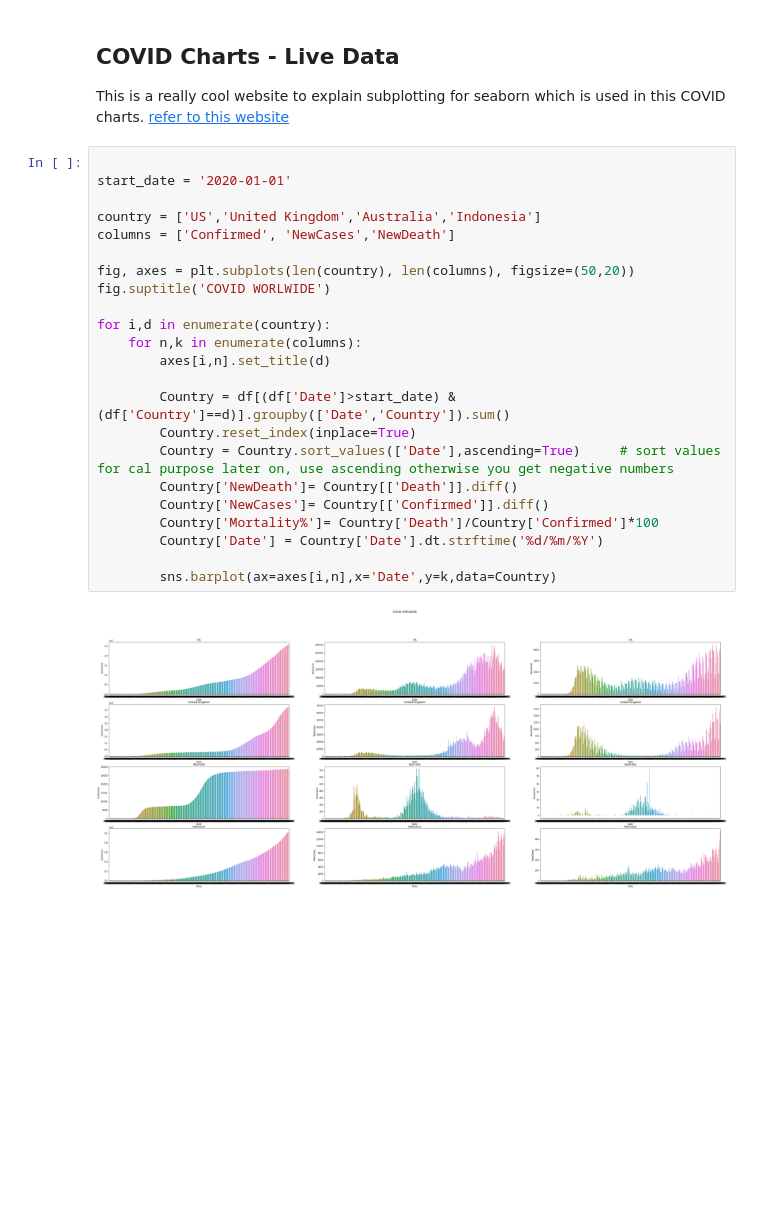
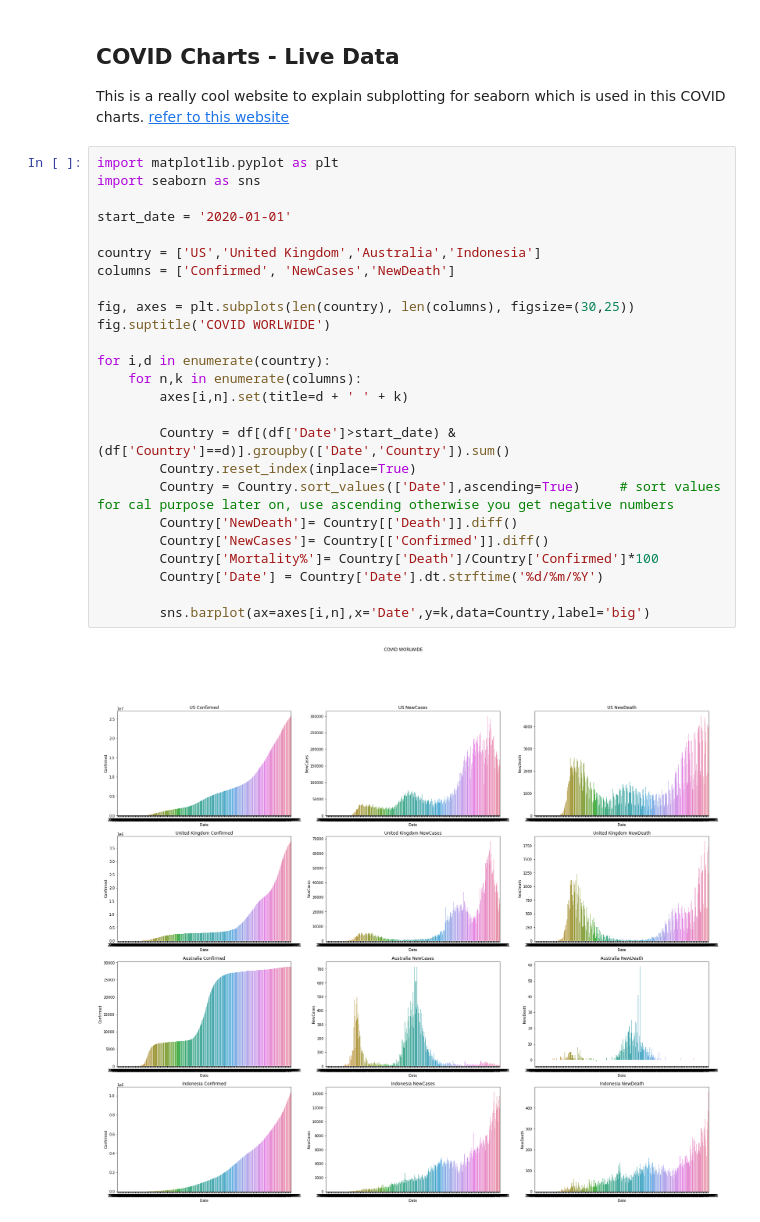
Before and after one commit to RonnyCh/mydsbook, a Jupyter notebook: myBook.ipynb, the cells around one changed output. Cells and saved outputs as stored; diff of their text form; blank space fills up the shorter version.

```diff
--- a/myBook.ipynb
+++ b/myBook.ipynb
@@ -2068,27 +2068,29 @@ df['Date'] = pd.to_datetime(df['Date'])
 
 This is a really cool website to explain subplotting for seaborn which is used in this COVID charts. [refer to this website](https://dev.to/thalesbruno/subplotting-with-matplotlib-and-seaborn-5ei8) <a id='COVID'></a>
 # %%
+import matplotlib.pyplot as plt
+import seaborn as sns
 
 start_date = '2020-01-01'
 
 country = ['US','United Kingdom','Australia','Indonesia']
 columns = ['Confirmed', 'NewCases','NewDeath']
 
-fig, axes = plt.subplots(len(country), len(columns), figsize=(50,20))
+fig, axes = plt.subplots(len(country), len(columns), figsize=(30,25))
 fig.suptitle('COVID WORLWIDE')
 
 for i,d in enumerate(country):
     for n,k in enumerate(columns):
-        axes[i,n].set_title(d)
+        axes[i,n].set(title=d + ' ' + k)
 
         Country = df[(df['Date']>start_date) & (df['Country']==d)].groupby(['Date','Country']).sum()
         Country.reset_index(inplace=True)
         Country = Country.sort_values(['Date'],ascending=True)     # sort values for cal purpose later on, use ascending otherwise you get negative numbers
         Country['NewDeath']= Country[['Death']].diff()
         Country['NewCases']= Country[['Confirmed']].diff()
         Country['Mortality%']= Country['Death']/Country['Confirmed']*100
         Country['Date'] = Country['Date'].dt.strftime('%d/%m/%Y')
 
-        sns.barplot(ax=axes[i,n],x='Date',y=k,data=Country)
+        sns.barplot(ax=axes[i,n],x='Date',y=k,data=Country,label='big')
 # %% [output]
-[figure, old version]
+[figure, new version]
```
Also changed, not shown: parts of 5 cells of this notebook.
